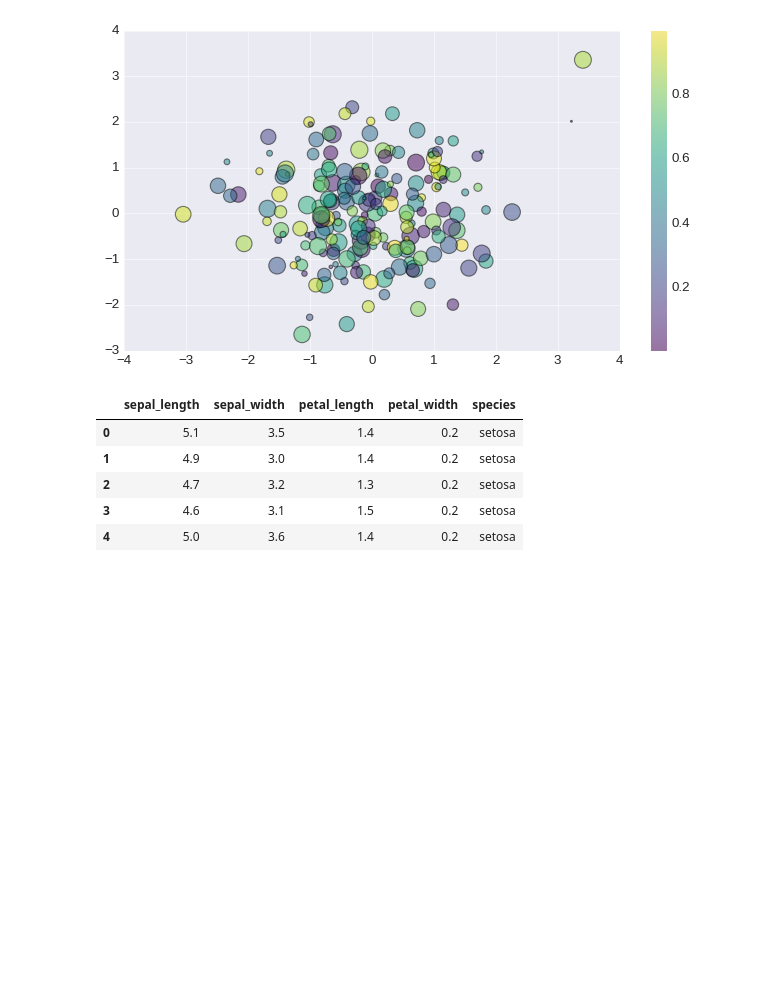
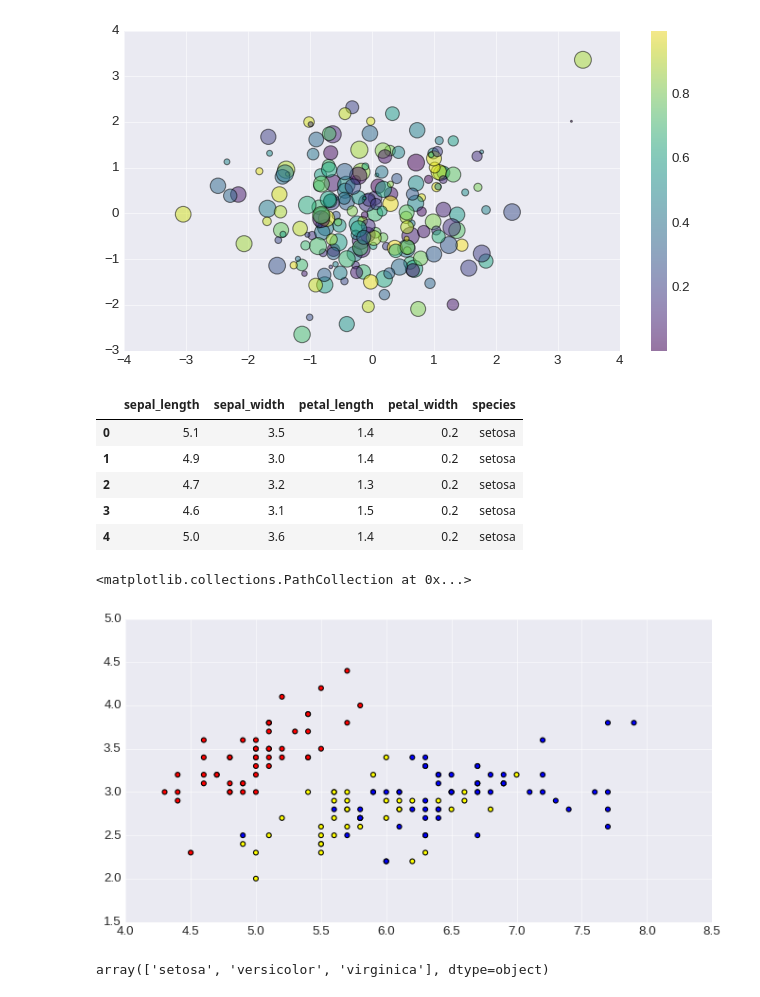
Before and after one commit to mirpouya/Basics-of-ML, a Jupyter notebook: Matplotlib_Intermediate.ipynb, the cells around one changed output. Cells and saved outputs as stored; diff of their text form; code cells hidden in the pictures; blank space fills up the shorter version.

```diff
--- a/Matplotlib_Intermediate.ipynb
+++ b/Matplotlib_Intermediate.ipynb
@@ -208,3 +208,18 @@ iris.head()
 | 2 | 4.7 | 3.2 | 1.3 | 0.2 | setosa |
 | 3 | 4.6 | 3.1 | 1.5 | 0.2 | setosa |
 | 4 | 5.0 | 3.6 | 1.4 | 0.2 | setosa |
+# %%
+# scatter plot of sepel length vs sepel width
+
+plt.figure(figsize=(10,5))
+
+colors = {'setosa':"red", 'versicolor':"yellow", 'virginica':"blue"}
+
+plt.scatter(iris.sepal_length, iris.sepal_width,c=iris.species.map(colors), cmap=plt.cm.coolwarm) # scatter plot based on species
+# %% [output]
+<matplotlib.collections.PathCollection at 0x...>
+[figure, added]
+# %%
+iris.species.unique()
+# %% [output]
+array(['setosa', 'versicolor', 'virginica'], dtype=object)
```
